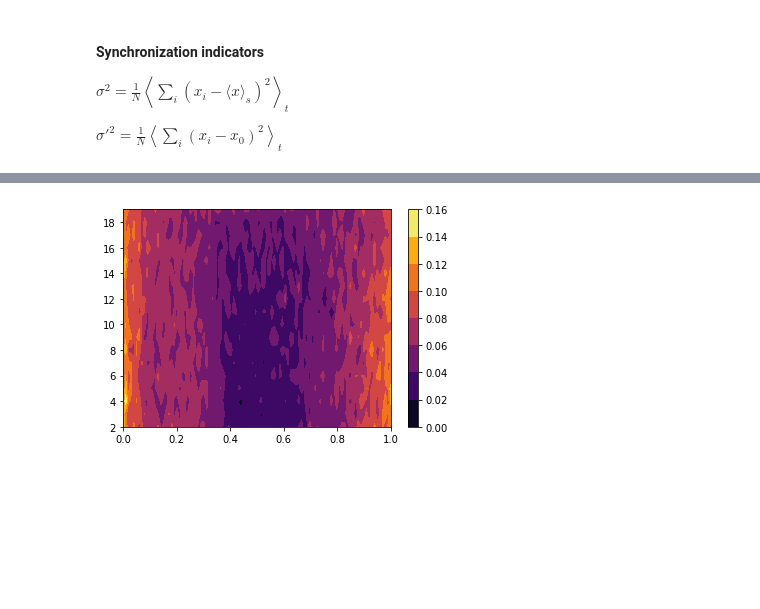
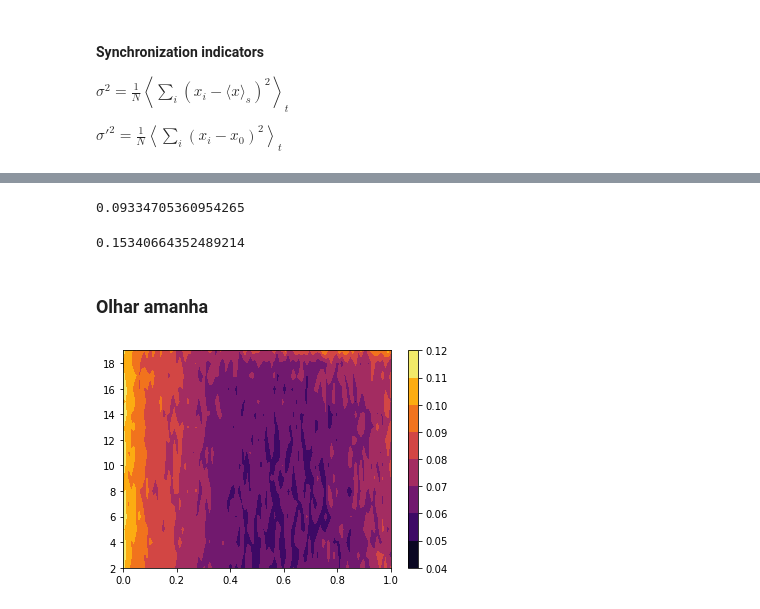
Before and after one commit to ricardotetti/Chaotic_Logistic_Maps, a Jupyter notebook: Chaotic Logistic Map-Certo.ipynb, the cells around one changed output, grey strips where cells are left out. Cells and saved outputs as stored; diff of their text form; code cells hidden in the pictures; blank space fills up the shorter version.

```diff
--- a/Chaotic Logistic Map-Certo.ipynb
+++ b/Chaotic Logistic Map-Certo.ipynb
@@ -169,7 +183,7 @@ class Logistic:
 # %%
 T = 25
-n_nodes = 200
-log = Logistic(epsilon = 0.5, T = T, a = 4, n_nodes = n_nodes, av_degree = 20, tau_zero = 5, type_of_graph=1)
+n_nodes = 20
+log = Logistic(epsilon = 0.95, T = T, a = 4, n_nodes = n_nodes, av_degree = 20, tau_zero = 5, type_of_graph=1)
 mapas = log.run()
 # %%
 print("Sigma:",log.Sigma())
@@ -203,33 +210,62 @@ np.mean(finais)
+# %%
+av = []
+for i in range(0,n_nodes):
+    av.append(np.mean(mapas[i]))
+cu = []
+for j in range(0,n_nodes):
+    cuzin = []
+    for i in range(0,T):
+        cuzin.append((mapas[j][i]-av[j])**2)
+    cu.append(np.mean(cuzin))
+tes = []
+for i in range(0,len(cu)):
+    tes.append(cu[i]/n_nodes)
+sum(tes)
+# %% [output]
+0.09334705360954265
+# %%
+finais = []
+for j in range(len(mapas)):
+    finais.append((mapas[j][T-1]-mapas[j][0])**2)
+np.mean(finais)
+# %% [output]
+0.15340664352489214
+# %% [markdown]
+### Olhar amanha
 # %%
-matrix_sigmas = []
-matrix_sigmas_line = []
-matrix_medias = []
-matrix_testes = []
+# matrix_sigmas = []
+# matrix_sigmas_line = []
+# matrix_medias = []
+# matrix_testes = []
+matrix_cu = []
 for i in range(20,2,-1):
-    list_sigmas = []
-    list_sigmas_line = []
-    list_medias = []
-    list_testes = []
+#     list_sigmas = []
+#     list_sigmas_line = []
+#     list_medias = []
+#     list_testes = []
+    list_cu = []
     for j in range(0,100):
         T = 15
-        n_nodes = 40
+        n_nodes = 200
         log = Logistic(epsilon = 0.01*j, T = T, a = 4, n_nodes = n_nodes,
                        av_degree = i, tau_zero = 5, type_of_graph=1)
         mapas = log.run()
-        list_sigmas.append(log.Sigma())
-        list_sigmas_line.append(log.Sigma_line())
-        list_medias.append(log.Medias())
-        list_testes.append(log.Teste())
-    matrix_sigmas.append(list_sigmas)
-    matrix_sigmas_line.append(list_sigmas_line)
-    matrix_medias.append(list_medias)
-    matrix_testes.append(list_testes)
+#         list_sigmas.append(log.Sigma())
+#         list_sigmas_line.append(log.Sigma_line())
+#         list_medias.append(log.Medias())
+#         list_testes.append(log.Teste())
+        list_cu.append(log.TESTE_cu())
+#     matrix_sigmas.append(list_sigmas)
+#     matrix_sigmas_line.append(list_sigmas_line)
+#     matrix_medias.append(list_medias)
+#     matrix_testes.append(list_testes)
+    matrix_cu.append(list_cu)
 # %%
 epsilon_values = np.linspace(0,1,100)
 b_values = np.linspace(2,19,18)
-CS = plt.contourf(epsilon_values,b_values,matrix_testes, cmap = "inferno") #O eixo y ta trocado, é pra ser de 20 ate 2
+CS = plt.contourf(epsilon_values,b_values,matrix_cu, cmap = "inferno") #O eixo y ta trocado, é pra ser de 20 ate 2
                                                                            #e nao de 2 ate 20.
 cbar = plt.colorbar(CS)
 plt.show()
 # %% [output]
-[figure, old version]
+[figure, new version]
```
Also changed, not shown: parts of 10 cells of this notebook, 3 other files.
